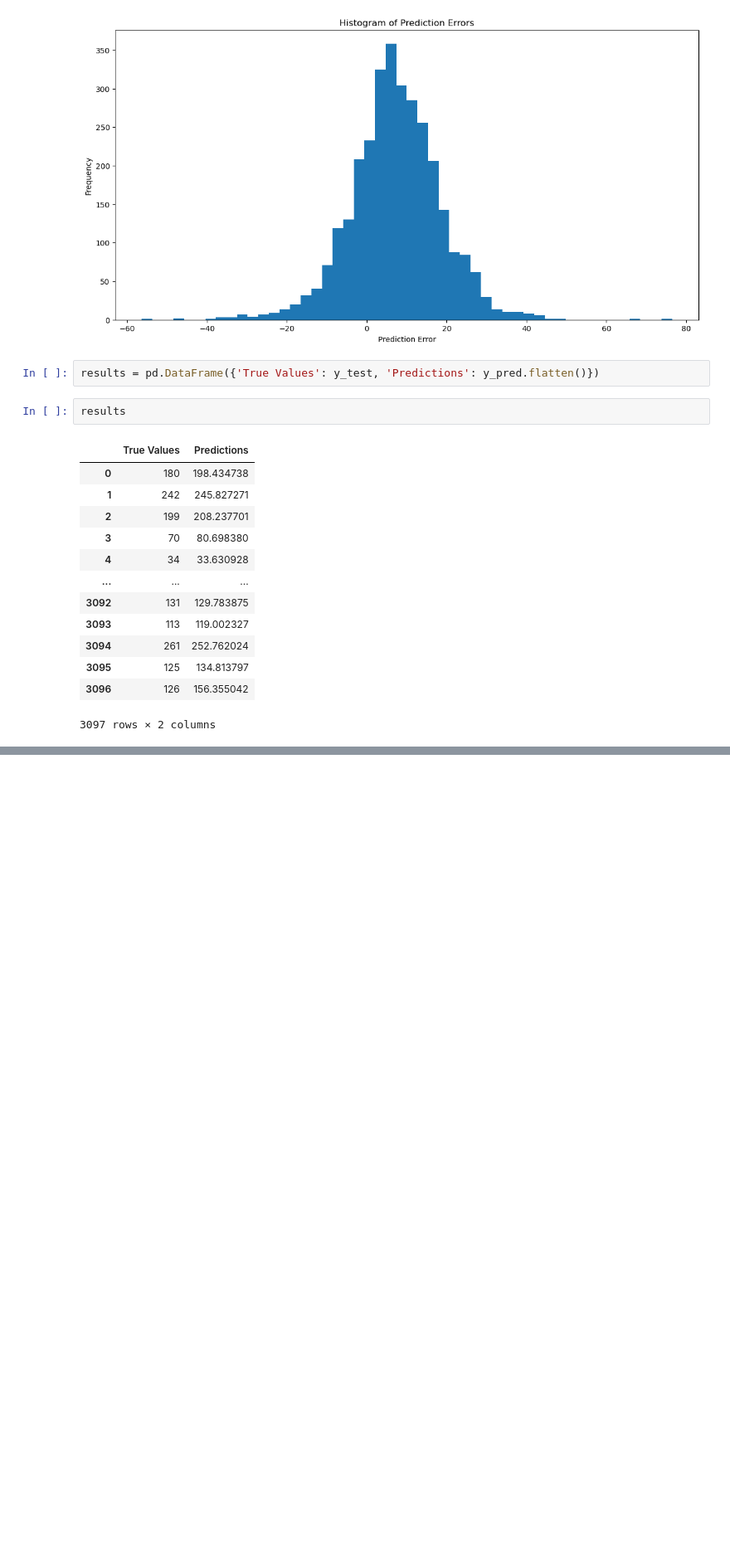
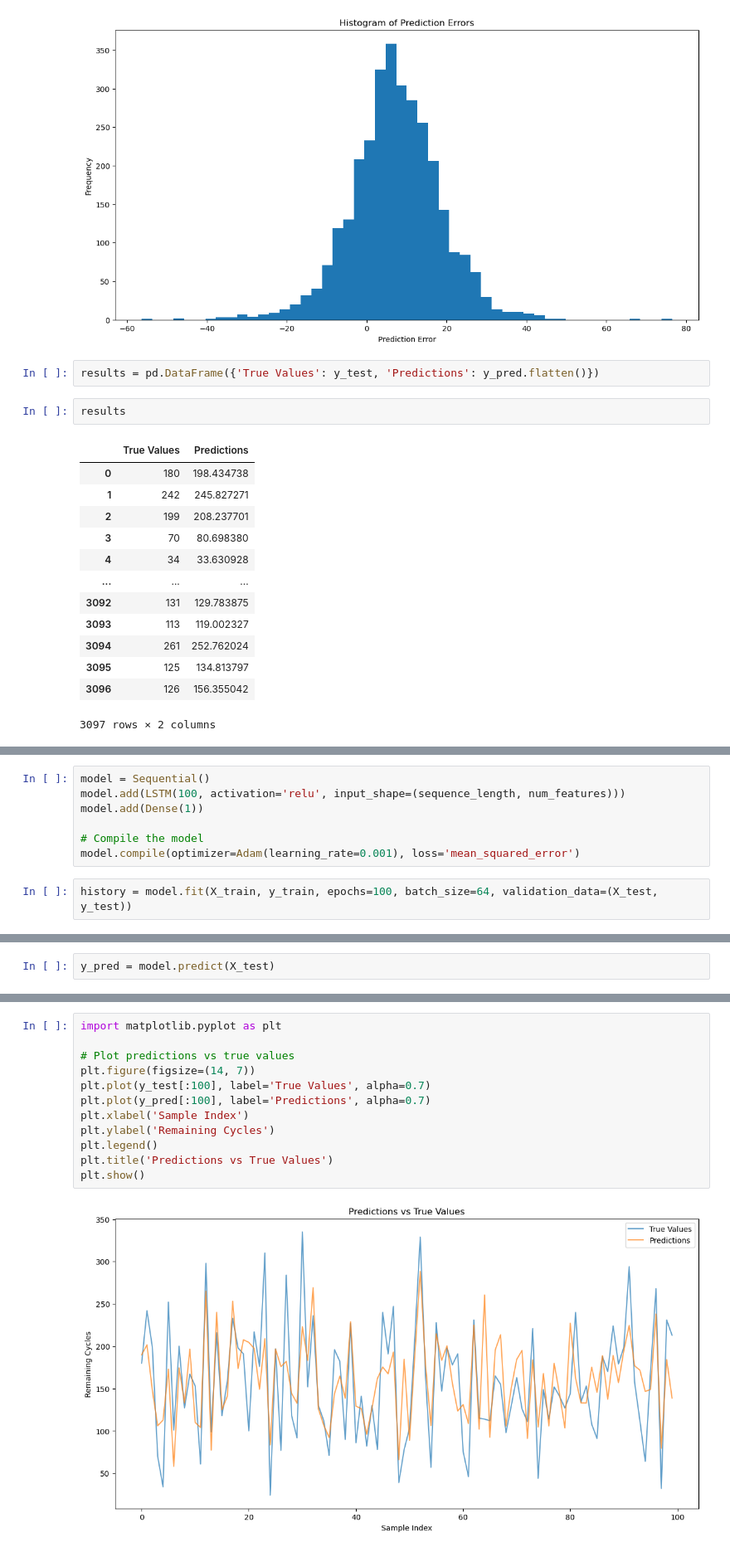
Before and after one commit to pxndey/engine_RUL, a Jupyter notebook: aircraft-engine.ipynb, the cells around one changed output, grey strips where cells are left out. Shown at 83% size. Cells and saved outputs as stored; diff of their text form; blank space fills up the shorter version.

```diff
--- a/aircraft-engine.ipynb
+++ b/aircraft-engine.ipynb
@@ -206,0 +211,9 @@ results
+# %%
+model = Sequential()
+model.add(LSTM(100, activation='relu', input_shape=(sequence_length, num_features)))
+model.add(Dense(1))
+
+# Compile the model
+model.compile(optimizer=Adam(learning_rate=0.001), loss='mean_squared_error')
+# %%
+history = model.fit(X_train, y_train, epochs=100, batch_size=64, validation_data=(X_test, y_test))
@@ -206,0 +244,2 @@ results
+# %%
+y_pred = model.predict(X_test)
@@ -206,0 +248,14 @@ results
+# %%
+import matplotlib.pyplot as plt
+
+# Plot predictions vs true values
+plt.figure(figsize=(14, 7))
+plt.plot(y_test[:100], label='True Values', alpha=0.7)
+plt.plot(y_pred[:100], label='Predictions', alpha=0.7)
+plt.xlabel('Sample Index')
+plt.ylabel('Remaining Cycles')
+plt.legend()
+plt.title('Predictions vs True Values')
+plt.show()
+# %% [output]
+[figure, added]
```
Also changed, not shown: parts of 9 cells of this notebook.
